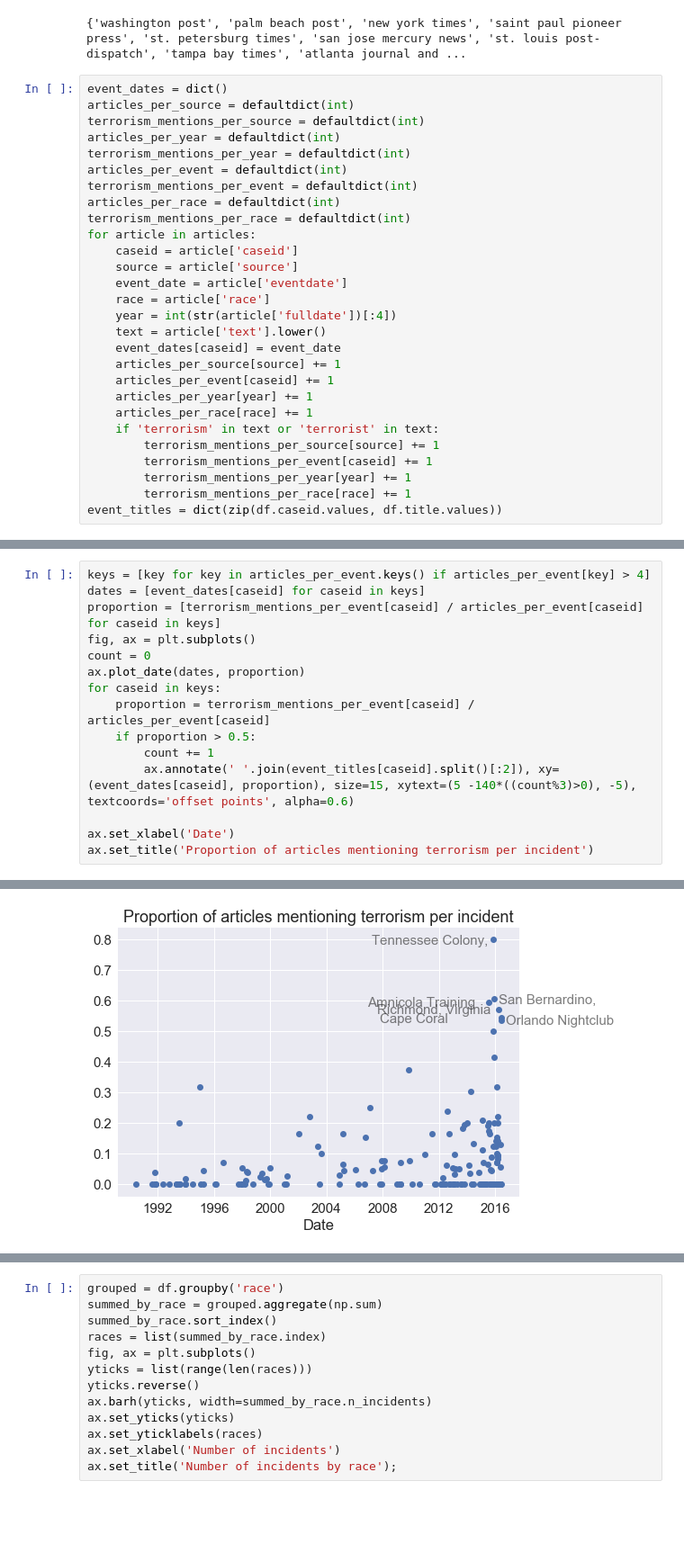
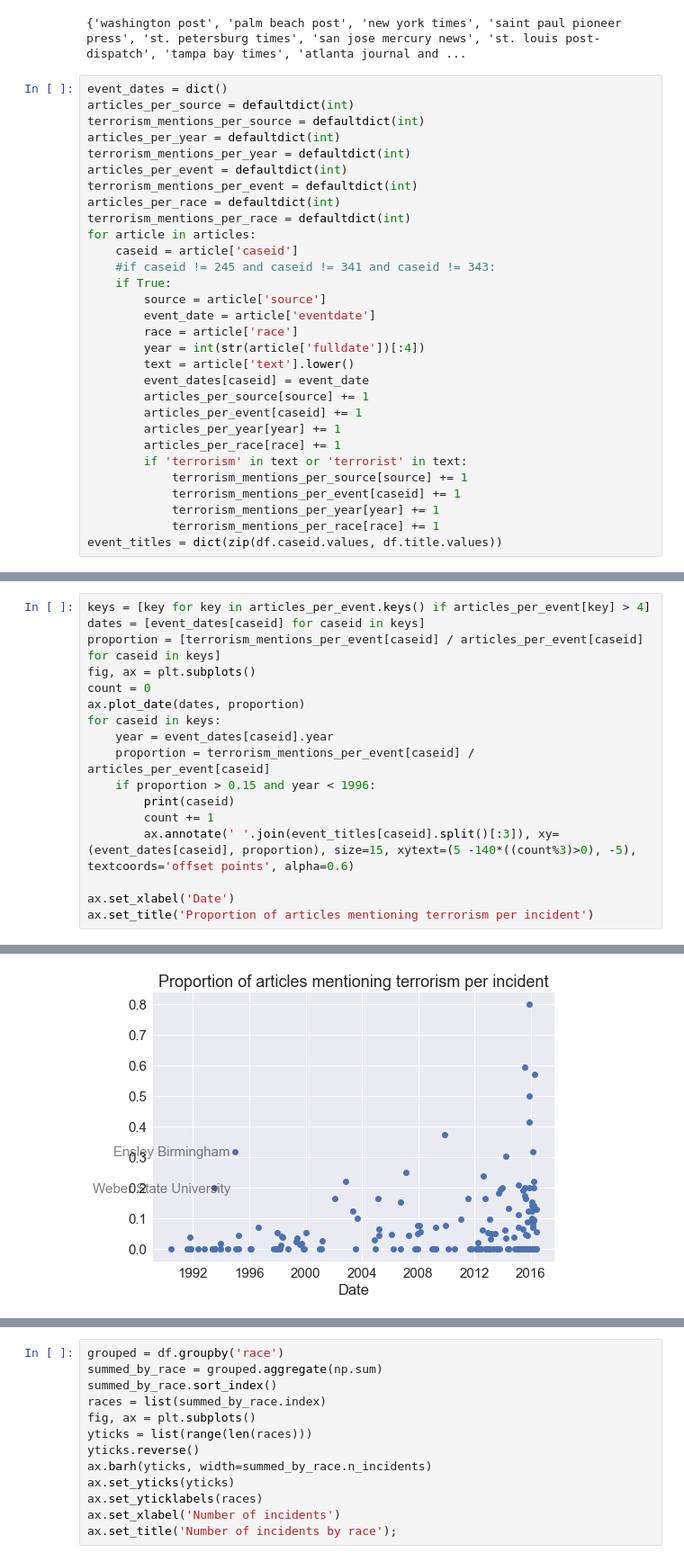
Before and after one commit to dallascard/terrorism, a Jupyter notebook: explore_articles.ipynb, the cells around one changed output, grey strips where cells are left out. Shown at 90% size. Saved outputs shown, nothing was run; the diff lists cells and outputs as text; blank space fills up the shorter version.

```diff
--- a/explore_articles.ipynb
+++ b/explore_articles.ipynb
@@ -221,21 +263,23 @@ articles_per_race = defaultdict(int)
 terrorism_mentions_per_race = defaultdict(int)
 for article in articles:
     caseid = article['caseid']
-    source = article['source']
-    event_date = article['eventdate']
-    race = article['race']
-    year = int(str(article['fulldate'])[:4])
-    text = article['text'].lower()
-    event_dates[caseid] = event_date
-    articles_per_source[source] += 1
-    articles_per_event[caseid] += 1
-    articles_per_year[year] += 1
-    articles_per_race[race] += 1
-    if 'terrorism' in text or 'terrorist' in text:
-        terrorism_mentions_per_source[source] += 1
-        terrorism_mentions_per_event[caseid] += 1
-        terrorism_mentions_per_year[year] += 1
-        terrorism_mentions_per_race[race] += 1
+    #if caseid != 245 and caseid != 341 and caseid != 343:
+    if True:
+        source = article['source']
+        event_date = article['eventdate']
+        race = article['race']
+        year = int(str(article['fulldate'])[:4])
+        text = article['text'].lower()
+        event_dates[caseid] = event_date
+        articles_per_source[source] += 1
+        articles_per_event[caseid] += 1
+        articles_per_year[year] += 1
+        articles_per_race[race] += 1
+        if 'terrorism' in text or 'terrorist' in text:
+            terrorism_mentions_per_source[source] += 1
+            terrorism_mentions_per_event[caseid] += 1
+            terrorism_mentions_per_year[year] += 1
+            terrorism_mentions_per_race[race] += 1
 event_titles = dict(zip(df.caseid.values, df.title.values))
 # %%
 keys = list(articles_per_source.keys())
@@ -287,10 +332,12 @@ fig, ax = plt.subplots()
 count = 0
 ax.plot_date(dates, proportion)
 for caseid in keys:
+    year = event_dates[caseid].year
     proportion = terrorism_mentions_per_event[caseid] / articles_per_event[caseid]
-    if proportion > 0.5:
+    if proportion > 0.15 and year < 1996:
+        print(caseid)
         count += 1
-        ax.annotate(' '.join(event_titles[caseid].split()[:2]), xy=(event_dates[caseid], proportion), size=15, xytext=(5 -140*((count%3)>0), -5), textcoords='offset points', alpha=0.6)
+        ax.annotate(' '.join(event_titles[caseid].split()[:3]), xy=(event_dates[caseid], proportion), size=15, xytext=(5 -140*((count%3)>0), -5), textcoords='offset points', alpha=0.6)
 
 ax.set_xlabel('Date')
 ax.set_title('Proportion of articles mentioning terrorism per incident')
@@ -299 +348 @@ ax.set_title('Proportion of articles mentioning terrorism per incident')
-[figure, old version]
+[figure, new version]
```
Also changed, not shown: parts of 15 cells of this notebook, 1 other file.
